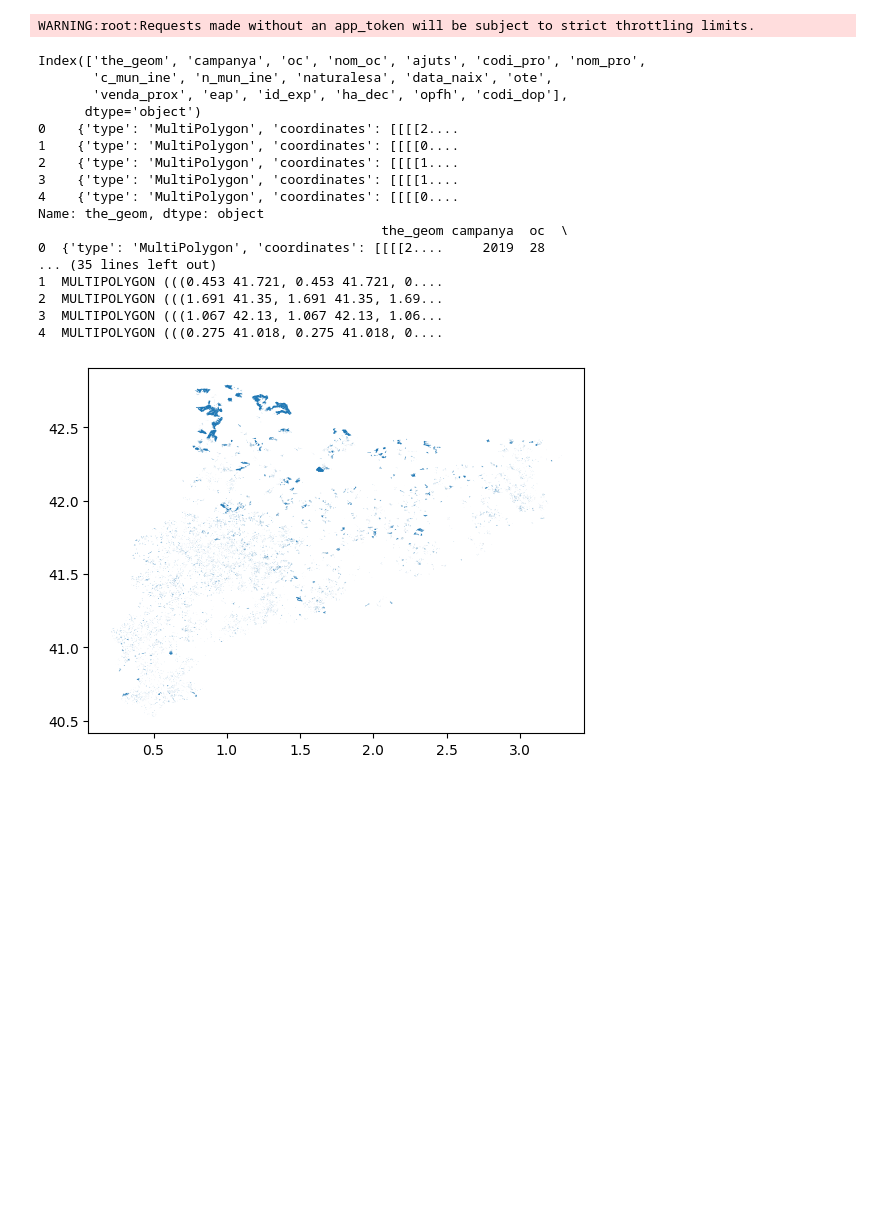
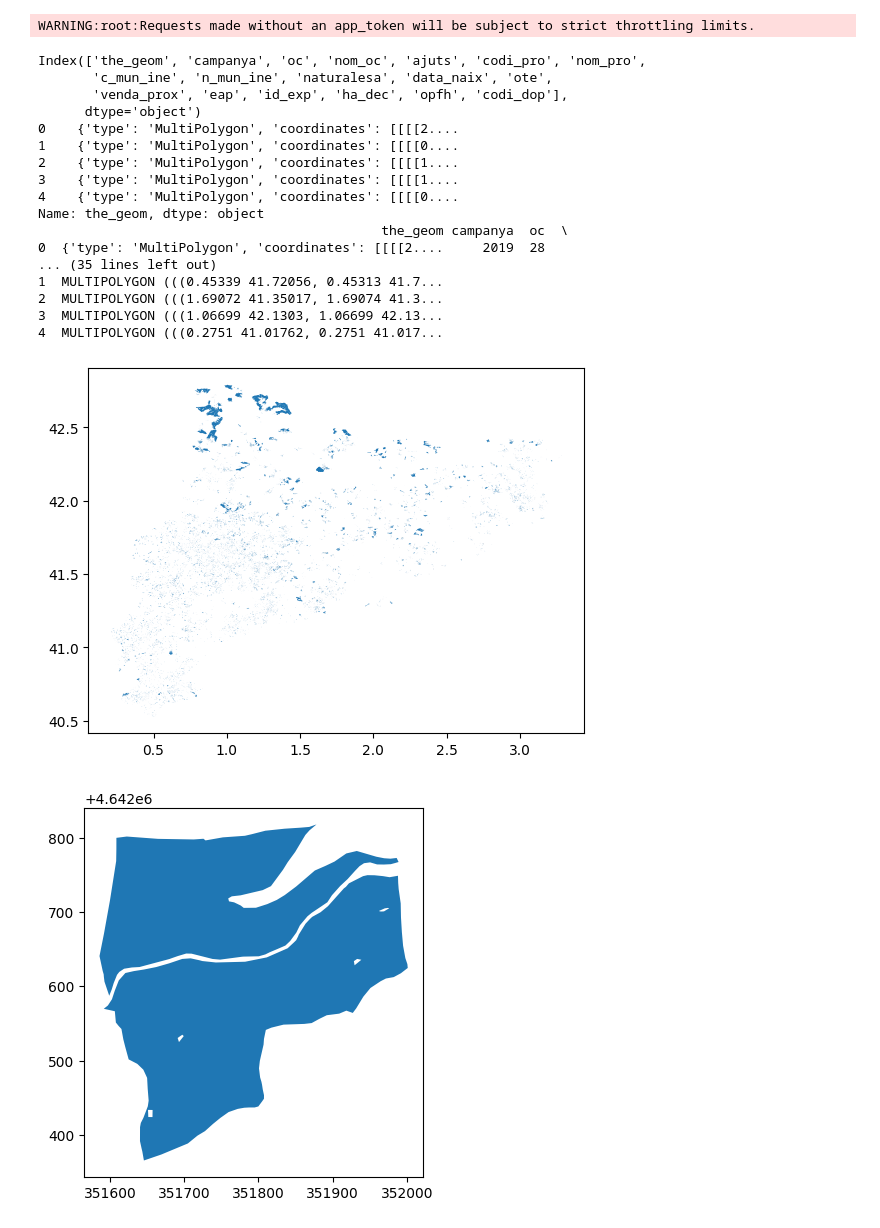
Before and after one commit to Vaneck12/Swimming-eel-like-robot, a Jupyter notebook: Te_damos_la_bienvenida_a_Colaboratory.ipynb, the cells around one changed output. Drawn from its saved outputs; the diff is of its cells as text; code cells hidden in the pictures; blank space fills up the shorter version.

```diff
--- a/Te_damos_la_bienvenida_a_Colaboratory.ipynb
+++ b/Te_damos_la_bienvenida_a_Colaboratory.ipynb
@@ -218,7 +48,7 @@ df = df[df['geometry'].notnull()]
 gdf = gpd.GeoDataFrame(df, geometry='geometry')
 
 # Asignar el CRS adecuado (EPSG:25831 para Cataluña)
-gdf.set_crs(epsg=25831, inplace=True)
+#gdf.set_crs(epsg=25831, inplace=True)
 
 # Mostrar el GeoDataFrame
 print(gdf.head())
@@ -241,8 +71,8 @@ Name: the_geom, dtype: object
                                             the_geom campanya  oc  \
 0  {'type': 'MultiPolygon', 'coordinates': [[[[2....     2019  28
 ... (35 lines left out)
-1  MULTIPOLYGON (((0.453 41.721, 0.453 41.721, 0....
-2  MULTIPOLYGON (((1.691 41.35, 1.691 41.35, 1.69...
-3  MULTIPOLYGON (((1.067 42.13, 1.067 42.13, 1.06...
-4  MULTIPOLYGON (((0.275 41.018, 0.275 41.018, 0....
+1  MULTIPOLYGON (((0.45339 41.72056, 0.45313 41.7...
+2  MULTIPOLYGON (((1.69072 41.35017, 1.69074 41.3...
+3  MULTIPOLYGON (((1.06699 42.1303, 1.06699 42.13...
+4  MULTIPOLYGON (((0.2751 41.01762, 0.2751 41.017...
 [figure]
@@ -253,0 +79,30 @@ from rasterio.transform import from_origin
+# %%
+import geopandas as gpd
+import numpy as np
+import rasterio
+from rasterio.features import geometry_mask
+from rasterio.transform import from_origin
+import matplotlib.pyplot as plt
+from shapely.geometry import shape
+
+# Verificar el CRS actual del GeoDataFrame
+print(f"CRS actual: {gdf.crs}")
+
+# Asignar el CRS inicial como EPSG:4326 si no tiene CRS
+if gdf.crs is None:
+    gdf.set_crs(epsg=4326, inplace=True)
+    print("CRS inicial asignado como EPSG:4326")
+
+# Reproyectar a EPSG:25831 (o EPSG:5166 si es el CRS correcto)
+gdf = gdf.to_crs(epsg=25831)  # Cambia a 5166 si es más adecuado
+print("Geometrías reproyectadas a EPSG:25831")
+# %%
+# Seleccionar la parcela en la fila 3 (indexación 0-basada, por lo que es la fila 4)
+parcela = gdf.iloc[5]
+
+# Create a GeoDataFrame from the parcela geometry for plotting
+gpd.GeoDataFrame(geometry=[parcela['geometry']]).plot()
+
+plt.show()
+# %% [output]
+[figure, added]
```
Also changed, not shown: parts of 20 cells of this notebook.
